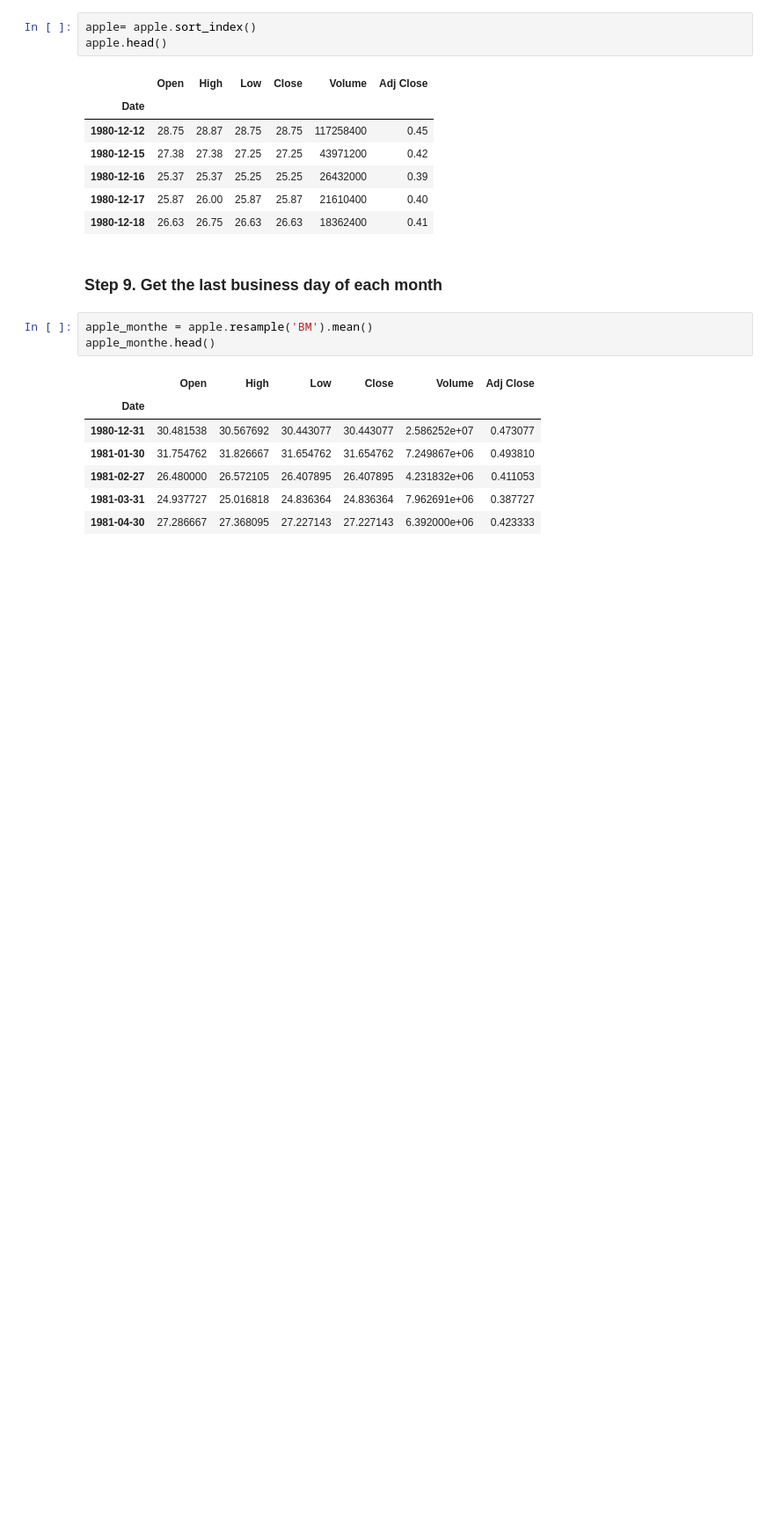
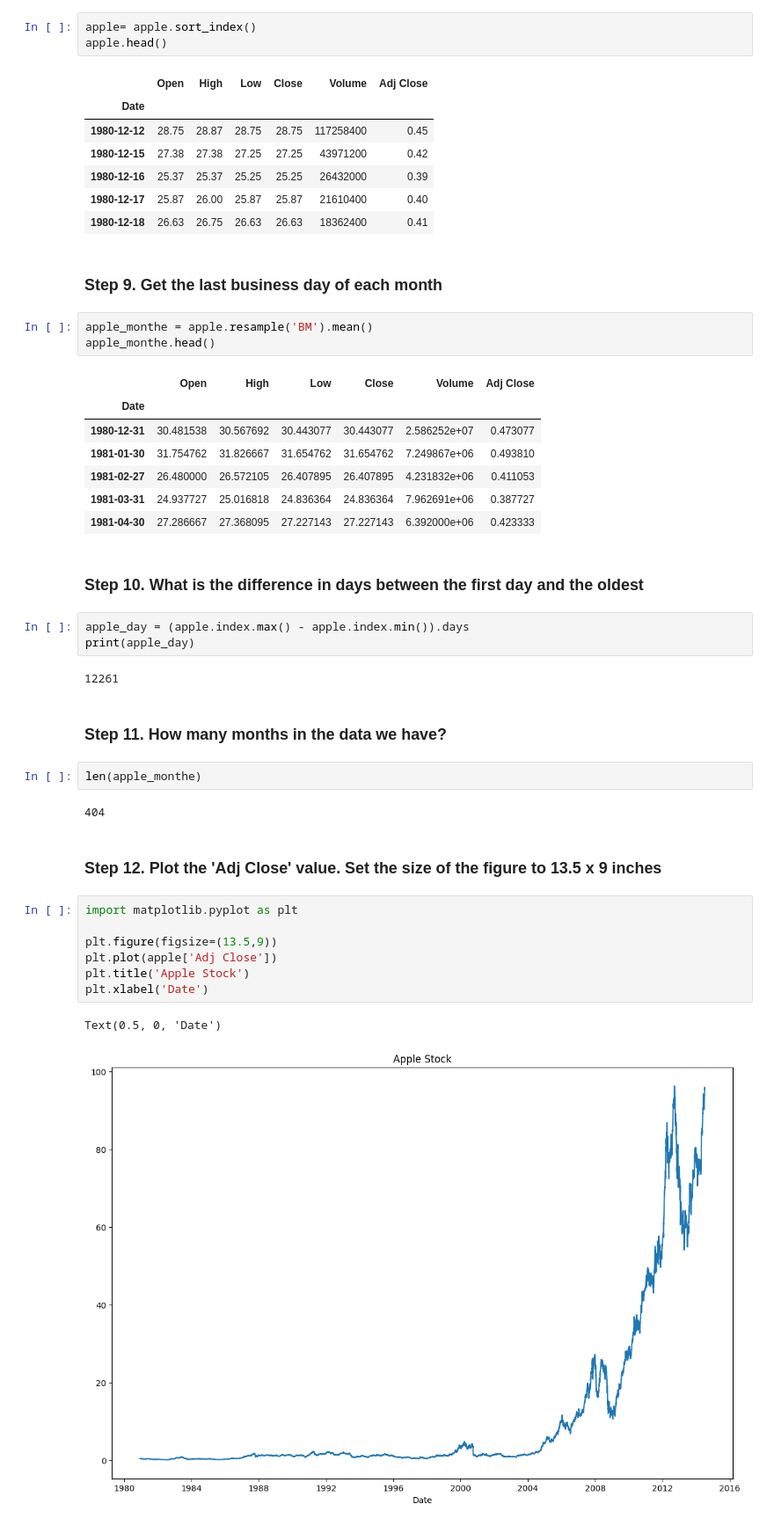
Before and after one commit to MonaMashta/AAI, a Jupyter notebook: student/Data Science/Module 2/Bonus Exercises/Apple_Stock.ipynb, the cells around one changed output. Shown at 88% size. Drawn from its saved outputs; the diff is of its cells as text; blank space fills up the shorter version.

Commit message:
W2 Module 2: Apple Stock : 10,11,12

```diff
--- a/student/Data Science/Module 2/Bonus Exercises/Apple_Stock.ipynb
+++ b/student/Data Science/Module 2/Bonus Exercises/Apple_Stock.ipynb
@@ -100,3 +100,28 @@ apple_monthe.head()
 | 1981-02-27 | 26.480000 | 26.572105 | 26.407895 | 26.407895 | 4.231832e+06 | 0.411053 |
 | 1981-03-31 | 24.937727 | 25.016818 | 24.836364 | 24.836364 | 7.962691e+06 | 0.387727 |
 | 1981-04-30 | 27.286667 | 27.368095 | 27.227143 | 27.227143 | 6.392000e+06 | 0.423333 |
+# %% [markdown]
+### Step 10. What is the difference in days between the first day and the oldest
+# %%
+apple_day = (apple.index.max() - apple.index.min()).days
+print(apple_day)
+# %% [output]
+12261
+# %% [markdown]
+### Step 11. How many months in the data we have?
+# %%
+len(apple_monthe)
+# %% [output]
+404
+# %% [markdown]
+### Step 12. Plot the 'Adj Close' value. Set the size of the figure to 13.5 x 9 inches
+# %%
+import matplotlib.pyplot as plt
+
+plt.figure(figsize=(13.5,9))
+plt.plot(apple['Adj Close'])
+plt.title('Apple Stock')
+plt.xlabel('Date')
+# %% [output]
+Text(0.5, 0, 'Date')
+[figure, added]
```
Also changed, not shown: parts of 1 cell of this notebook.
